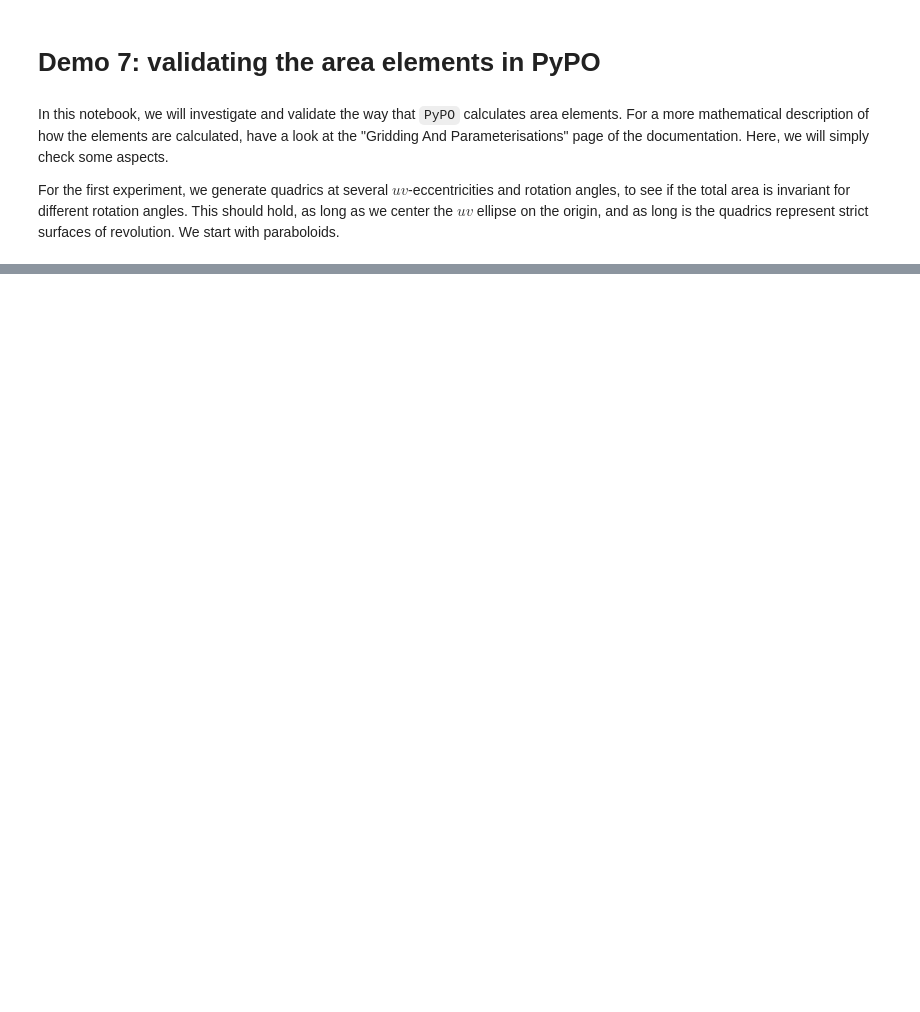
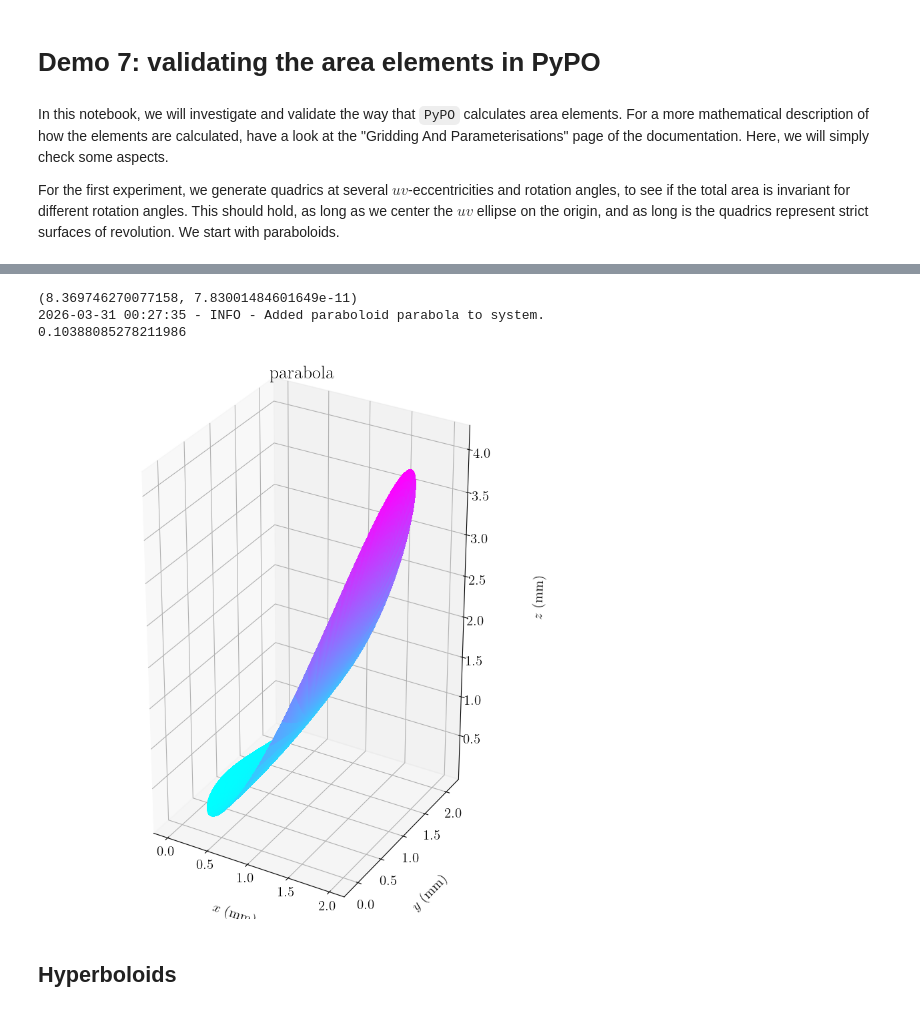
Before and after one commit to arendMoerman/PyPO, a Jupyter notebook: demos/Demo7.ipynb, the cells around one changed output, grey strips where cells are left out. Drawn from its saved outputs; the diff is of its cells as text; code cells hidden in the pictures; blank space fills up the shorter version.

```diff
--- a/demos/Demo7.ipynb
+++ b/demos/Demo7.ipynb
@@ -93,0 +129,68 @@ s.plotSystem()
+# %%
+
+#du_par = u_max/N
+#dv_par = v_max/N
+#A = np.pi / (6*a_par**2)*((1+4*a_par**2*u_max**2)**(3/2) - 1)
+#print(A)
+
+a_par = 1*Units.MM
+b_par = 4*Units.MM
+
+u_min = 0*Units.MM
+u_max = 1*Units.MM
+v_min = 0*Units.DEG
+v_max = 360*Units.DEG
+
+x_off = 1
+y_off = 1
+
+ecc_uv = 0.5
+rot_uv = 156*Units.DEG
+
+Fv_lims = partial(Fv, ecc=ecc_uv)
+to_integrate = partial(area_paraboloid,
+                       ecc=ecc_uv,
+                       rot=rot_uv/180*np.pi,
+                       a=a_par,
+                       b=b_par,
+                      x_off=x_off,
+                      y_off=y_off)
+
+area_int = dblquad(to_integrate,
+                   a=v_min/180*np.pi,
+                   b=v_max/180*np.pi,
+                   gfun=lambda v : u_min/Fv_lims(v),
+                   hfun=lambda v : u_max/Fv_lims(v))
+print(area_int)
+
+N = 1001
+
+
+coeffs = np.array([a_par,b_par])
+
+parabola = {
+            "name"      : "parabola",
+            "gmode"     : "uv",
+            "pmode"     : "manual",
+            "coeffs"    : coeffs,
+            "ecc_uv"    : ecc_uv,
+            "rot_uv"    : rot_uv,
+            "lims_u"    : np.array([u_min, u_max]),
+            "lims_v"    : np.array([v_min, v_max]),
+            "gcenter"   : np.array([x_off, y_off])*Units.MM,
+            "gridsize"  : np.array([1001, 1000])
+            }
+
+s.addParabola(parabola)
+grids = s.generateGrids("parabola")
+
+area_tot = np.sum(grids.area)
+print(np.absolute(area_tot - area_int[0])/area_int[0]*100)
+s.plot3D("parabola")
+# %% [output]
+(8.369746270077158, 7.83001484601649e-11)
+2026-03-31 00:27:35 - INFO - Added paraboloid parabola to system.
+0.10388085278211986
+[figure, added]
+# %% [markdown]
+## Hyperboloids
```
Also changed, not shown: parts of 7 cells of this notebook, 4 other files.
